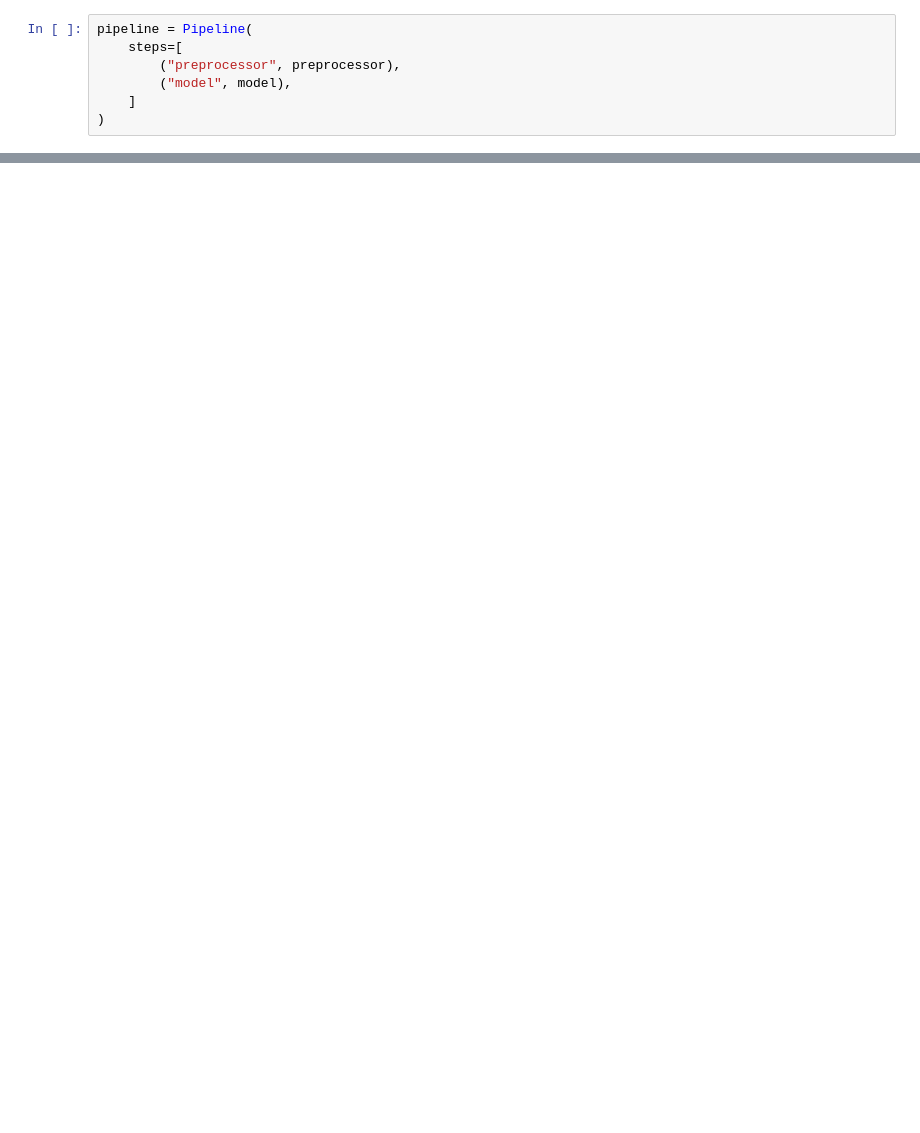
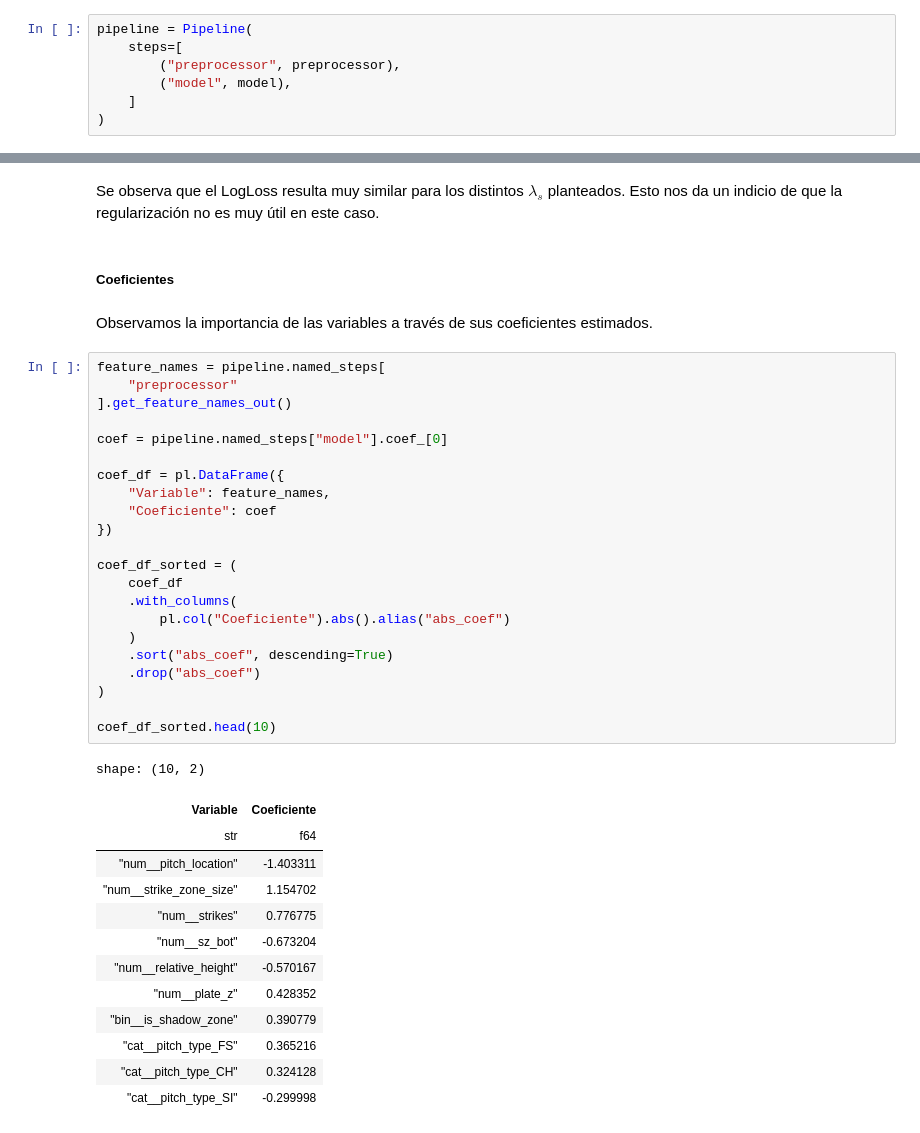
Before and after one commit to franovando/swing_prediction, a Jupyter notebook: notebooks/Benchmark_RegresionLogistica.ipynb, the cells around one changed output, grey strips where cells are left out. Cells and saved outputs as stored; diff of their text form; blank space fills up the shorter version.

```diff
--- a/notebooks/Benchmark_RegresionLogistica.ipynb
+++ b/notebooks/Benchmark_RegresionLogistica.ipynb
@@ -114,0 +235,42 @@ pipeline.fit(X, y)
+# %% [markdown]
+Se observa que el LogLoss resulta muy similar para los distintos $\lambda_s$ planteados. Esto nos da un indicio de que la regularización no es muy útil en este caso.
+# %% [markdown]
+##### Coeficientes
+# %% [markdown]
+Observamos la importancia de las variables a través de sus coeficientes estimados.
+# %%
+feature_names = pipeline.named_steps[
+    "preprocessor"
+].get_feature_names_out()
+
+coef = pipeline.named_steps["model"].coef_[0]
+
+coef_df = pl.DataFrame({
+    "Variable": feature_names,
+    "Coeficiente": coef
+})
+
+coef_df_sorted = (
+    coef_df
+    .with_columns(
+        pl.col("Coeficiente").abs().alias("abs_coef")
+    )
+    .sort("abs_coef", descending=True)
+    .drop("abs_coef")
+)
+
+coef_df_sorted.head(10)
+# %% [output]
+shape: (10, 2)
+| Variable | Coeficiente |
+| str | f64 |
+| "num__pitch_location" | -1.403311 |
+| "num__strike_zone_size" | 1.154702 |
+| "num__strikes" | 0.776775 |
+| "num__sz_bot" | -0.673204 |
+| "num__relative_height" | -0.570167 |
+| "num__plate_z" | 0.428352 |
+| "bin__is_shadow_zone" | 0.390779 |
+| "cat__pitch_type_FS" | 0.365216 |
+| "cat__pitch_type_CH" | 0.324128 |
+| "cat__pitch_type_SI" | -0.299998 |
```
Also changed, not shown: parts of 32 cells of this notebook, 1 other file.
